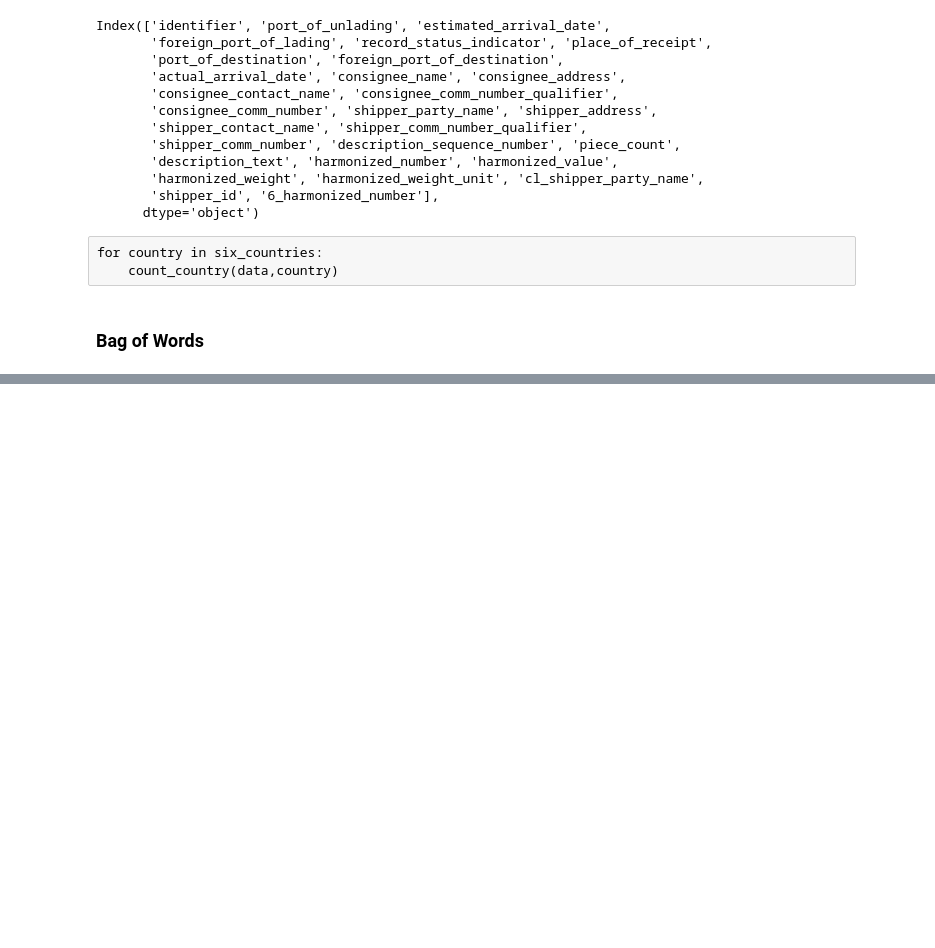
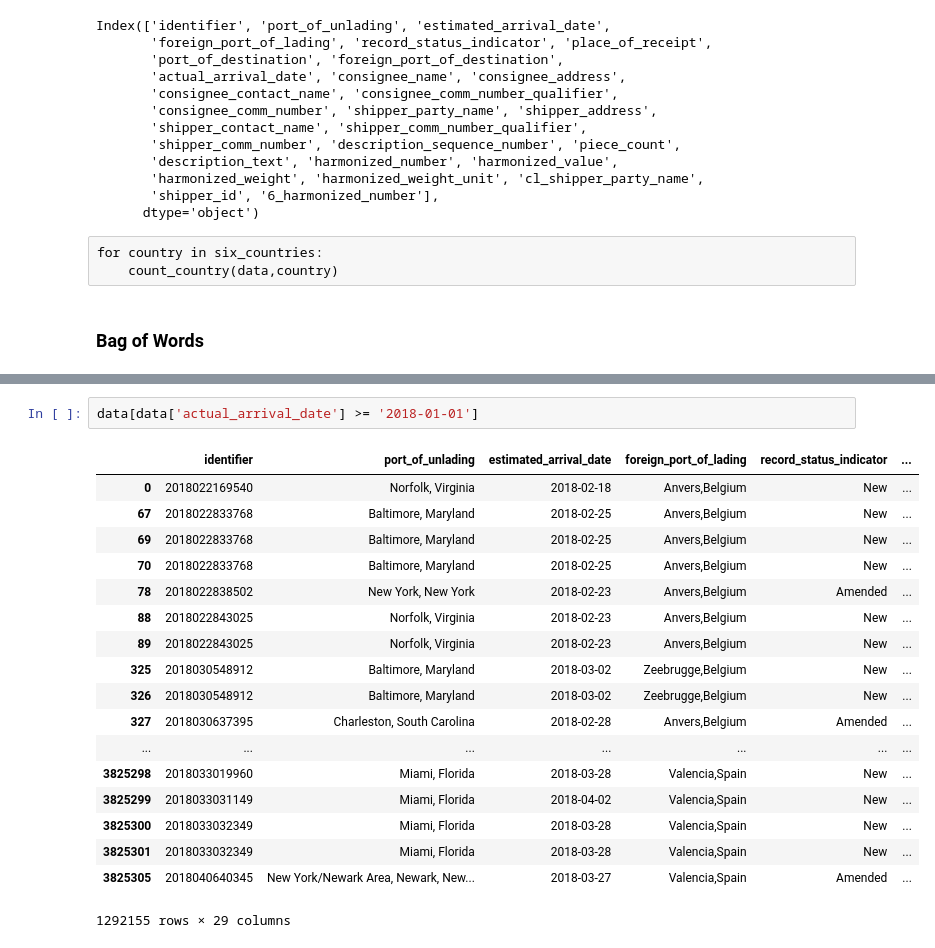
Before and after one commit to raymond180/FEIII-SHIP, a Jupyter notebook: topicModeling/topic_modeling.ipynb, the cells around one changed output, grey strips where cells are left out. Saved outputs shown, nothing was run; the diff lists cells and outputs as text; blank space fills up the shorter version.

```diff
--- a/topicModeling/topic_modeling.ipynb
+++ b/topicModeling/topic_modeling.ipynb
@@ -74,0 +85,21 @@ bag_of_words = data.groupby(by=['6_harmonized_number','shipper_party_name']).siz
+# %%
+data[data['actual_arrival_date'] >= '2018-01-01']
+# %% [output]
+|  | identifier | port_of_unlading | estimated_arrival_date | foreign_port_of_lading | record_status_indicator | ... |
+| 0 | 2018022169540 | Norfolk, Virginia | 2018-02-18 | Anvers,Belgium | New | ... |
+| 67 | 2018022833768 | Baltimore, Maryland | 2018-02-25 | Anvers,Belgium | New | ... |
+| 69 | 2018022833768 | Baltimore, Maryland | 2018-02-25 | Anvers,Belgium | New | ... |
+| 70 | 2018022833768 | Baltimore, Maryland | 2018-02-25 | Anvers,Belgium | New | ... |
+| 78 | 2018022838502 | New York, New York | 2018-02-23 | Anvers,Belgium | Amended | ... |
+| 88 | 2018022843025 | Norfolk, Virginia | 2018-02-23 | Anvers,Belgium | New | ... |
+| 89 | 2018022843025 | Norfolk, Virginia | 2018-02-23 | Anvers,Belgium | New | ... |
+| 325 | 2018030548912 | Baltimore, Maryland | 2018-03-02 | Zeebrugge,Belgium | New | ... |
+| 326 | 2018030548912 | Baltimore, Maryland | 2018-03-02 | Zeebrugge,Belgium | New | ... |
+| 327 | 2018030637395 | Charleston, South Carolina | 2018-02-28 | Anvers,Belgium | Amended | ... |
+| ... | ... | ... | ... | ... | ... | ... |
+| 3825298 | 2018033019960 | Miami, Florida | 2018-03-28 | Valencia,Spain | New | ... |
+| 3825299 | 2018033031149 | Miami, Florida | 2018-04-02 | Valencia,Spain | New | ... |
+| 3825300 | 2018033032349 | Miami, Florida | 2018-03-28 | Valencia,Spain | New | ... |
+| 3825301 | 2018033032349 | Miami, Florida | 2018-03-28 | Valencia,Spain | New | ... |
+| 3825305 | 2018040640345 | New York/Newark Area, Newark, New... | 2018-03-27 | Valencia,Spain | Amended | ... |
+1292155 rows × 29 columns
```
Also changed, not shown: parts of 5 cells of this notebook, 2 other files.
